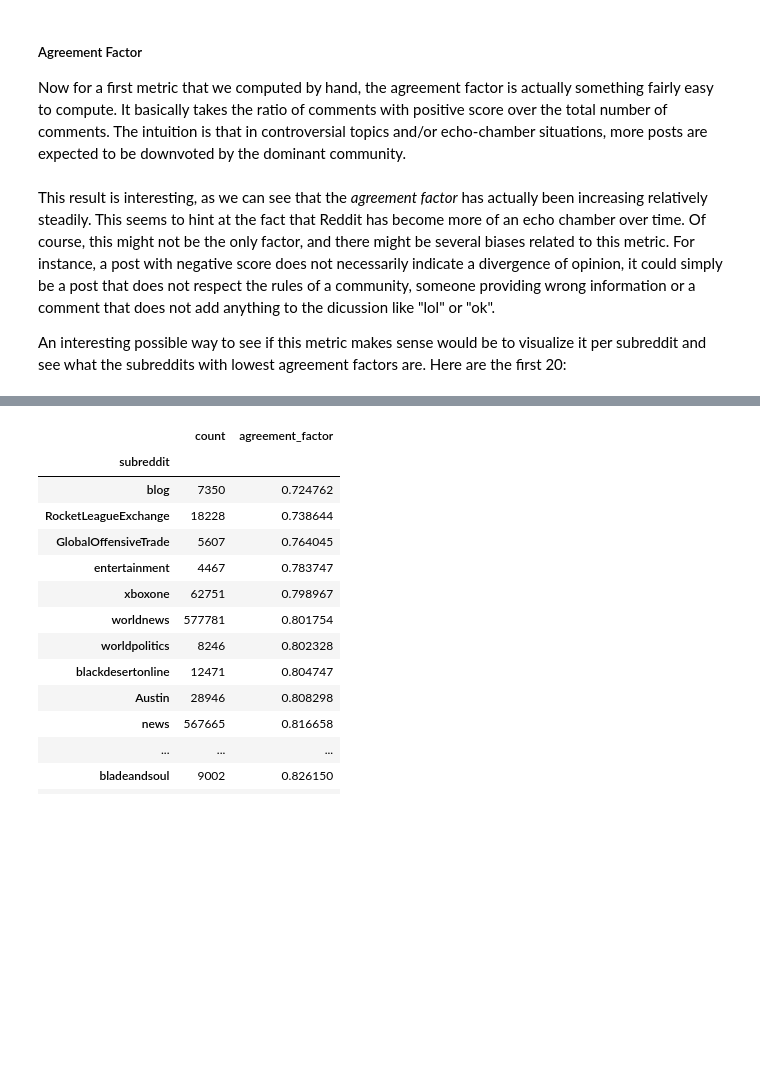
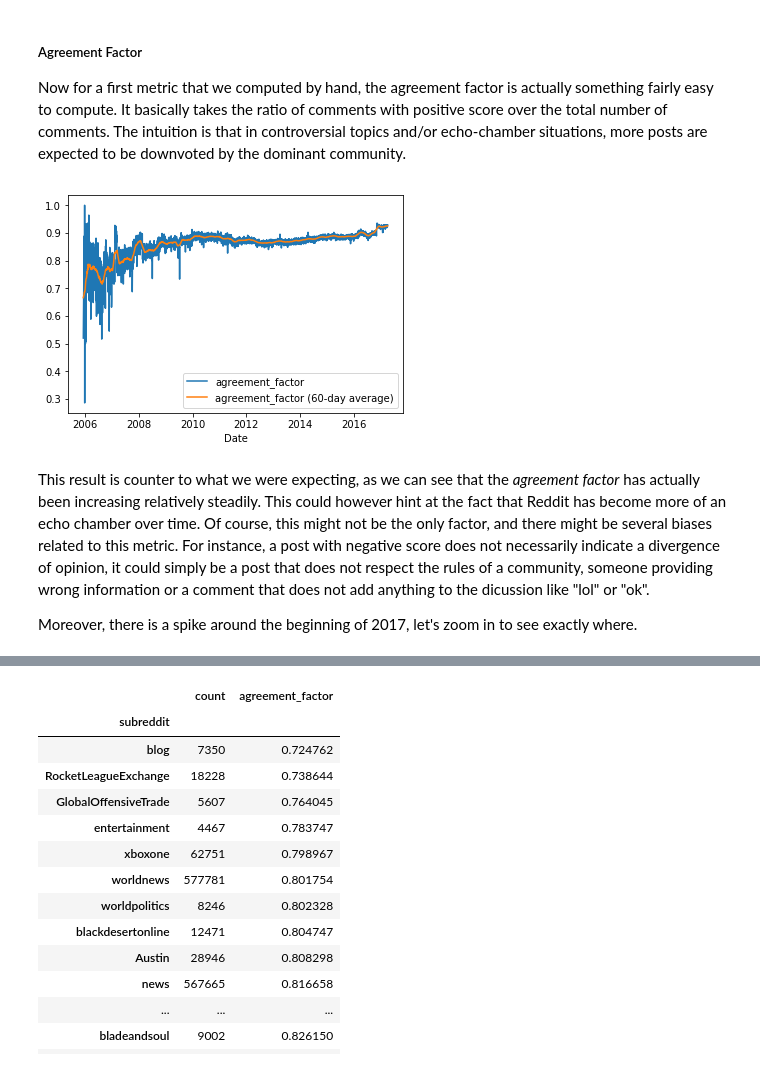
Before and after one commit to MetaHG/Reddit-opinions-polarization, a Jupyter notebook: notebooks/DataCollection.ipynb, the cells around one changed output, grey strips where cells are left out. Drawn from its saved outputs; the diff is of its cells as text; code cells hidden in the pictures; blank space fills up the shorter version.

Commit message:
Add zoom on 2016's spike of agreement

```diff
--- a/notebooks/DataCollection.ipynb
+++ b/notebooks/DataCollection.ipynb
@@ -30,6 +30,7 @@ daily_metrics_full = spark.read.load('../data/daily_metrics_full.parquet').toPan
 daily_metrics_full_deleted = spark.read.load('../data/daily_metrics_full_deleted.parquet').toPandas().set_index('created')
 daily_metrics_no_avg = spark.read.load('../data/daily_metrics_no_avg.parquet').toPandas().set_index('created')
 subreddit_agreement = spark.read.load('../data/subreddit_agreement.parquet').toPandas().set_index('subreddit')
+daily_agreement = spark.read.load('../data/daily_agreement.parquet').toPandas().set_index('created')
 # %% [markdown]
 ### Dataset Description
 
@@ -190,4 +189,8 @@ Now for a first metric that we computed by hand, the agreement factor is actuall
+# %%
+plot_daily_metric(daily_agreement, 'agreement_factor')
+# %% [output]
+[figure, added]
 # %% [markdown]
-This result is interesting, as we can see that the *agreement factor* has actually been increasing relatively steadily. This seems to hint at the fact that Reddit has become more of an echo chamber over time. Of course, this might not be the only factor, and there might be several biases related to this metric. For instance, a post with negative score does not necessarily indicate a divergence of opinion, it could simply be a post that does not respect the rules of a community, someone providing wrong information or a comment that does not add anything to the dicussion like "lol" or "ok".
+This result is counter to what we were expecting, as we can see that the *agreement factor* has actually been increasing relatively steadily. This could however hint at the fact that Reddit has become more of an echo chamber over time. Of course, this might not be the only factor, and there might be several biases related to this metric. For instance, a post with negative score does not necessarily indicate a divergence of opinion, it could simply be a post that does not respect the rules of a community, someone providing wrong information or a comment that does not add anything to the dicussion like "lol" or "ok".
 
-An interesting possible way to see if this metric makes sense would be to visualize it per subreddit and see what the subreddits with lowest agreement factors are. Here are the first 20:
+Moreover, there is a spike around the beginning of 2017, let's zoom in to see exactly where.
```
Also changed, not shown: parts of 4 cells of this notebook.
